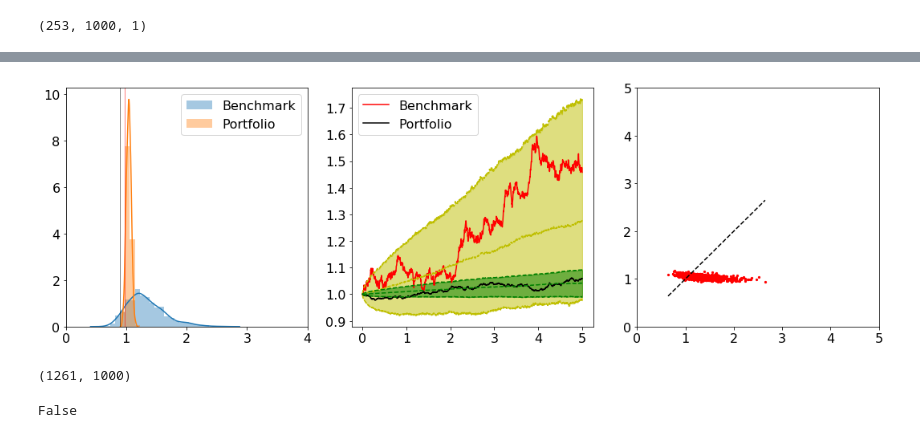
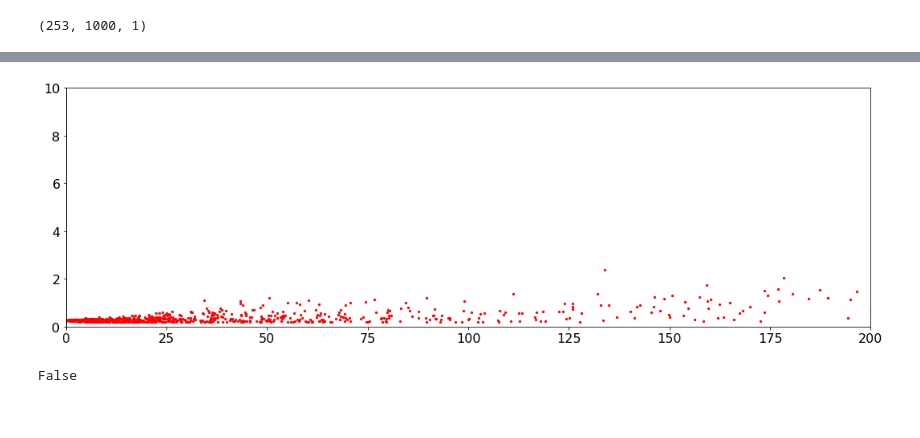
Before and after one commit to tatsath/PortfolioOptimization, a Jupyter notebook: DigitalOptionPrice.ipynb, the cells around one changed output, grey strips where cells are left out. Saved outputs shown, nothing was run; the diff lists cells and outputs as text; code cells hidden in the pictures.

```diff
--- a/DigitalOptionPrice.ipynb
+++ b/DigitalOptionPrice.ipynb
@@ -290,42 +243,19 @@ def SimRM(net, Ndt, T, Nsims, params, device):
 # %%
 # plot histogram of portfolio, sample path, and show dependence of X^\pi on X^\delta
-def PlotHists(X, Y, t, X_path, Y_path):
+def PlotHists_Hedge(S_Maturity, Hedge_Maturity,t):
 
-    Xcp = X.clone().cpu().detach().numpy()
-    Ycp = Y.clone().cpu().detach().numpy()
+    Xcp = S_Maturity.clone().cpu().detach().numpy()
+    Ycp = Hedge_Maturity.clone().cpu().detach().numpy()
 
     plt.figure(figsize=(15,5))
 
-    plt.subplot(1,3,1)
-    bins = np.linspace(0,4,50)
-
-    sns.distplot(Xcp, hist=True, kde=True,  bins=bins, label='Benchmark')
-    sns.distplot(Ycp,  hist=True, kde=True, bins=bins, label='Portfolio')
-
-    plt.axvline(np.quantile(Xcp, 0.05),color='k',linewidth=0.5)
-    plt.axvline(np.quantile(Ycp, 0.05),color='r',linewidth=0.5)
-
-    plt.legend()
-    plt.xlim(0,4)
-
-
-    plt.subplot(1,3,2)
-    plt.fill_between(t, np.quantile(X_path,0.1,axis=1).T, np.quantile(X_path,0.9,axis=1).T, color='y', alpha=0.5)
-    plt.fill_between(t, np.quantile(Y_path,0.1,axis=1).T, np.quantile(Y_path,0.9,axis=1).T, color='g', alpha=0.5)
-    plt.plot(t,X_path[:,0], label='Benchmark', color='r')
-    plt.plot(t,np.quantile(X_path,[0.1,0.5,0.9],axis=1).T, '--y')
-    plt.plot(t,Y_path[:,0], label='Portfolio', color='k')
-    plt.plot(t,np.quantile(Y_path,[0.1,0.5,0.9],axis=1).T, '--g')
-
-    plt.legend()
-
-
-    plt.subplot(1,3,3)
-    xs = [min(Xcp), max(Xcp)]
-    plt.plot(xs,xs,'--k' )
+    plt.subplot(1,1,1)
+    #bins = np.linspace(0,4,50)
+    # xs = [min(Xcp), max(Xcp)]
+    # plt.plot(xs,xs,'--k' )
     plt.scatter(Xcp,Ycp, marker='o',color='r', s=5)
-    plt.xlim(0,5)
-    plt.ylim(0,5)
+    plt.xlim(0,200)
+    plt.ylim(0,10)
 
     plt.rcParams.update({'font.size': 16})
     plt.rc('axes', labelsize=22)
@@ -342,17 +272,12 @@ else:
     device = torch.device('cpu')
 
 net = MyNet(50, len(params["S0"])).to(device)
-
-wt, RiskMeasure, wass_dist, PortfolioVal_T, BenchmarkVal_T, \
-    t, BenchmarkVal_path, PortfolioVal_path = SimRM(net, Ndt=252*5, T=5, Nsims=1000, params=params, device=device)
-
-PlotHists(BenchmarkVal_T, PortfolioVal_T, t, BenchmarkVal_path, PortfolioVal_path)
-# %% [output]
-[figure, removed]
-# %%
-PortfolioVal_path.shape
-# %% [output]
-(1261, 1000)
+# %%
+Hedge_Maturity, S_Maturity, PnL_T, RiskMeasure, t = SimRM(net, Ndt=252, T=5, Nsims=1000, params=params, device=device)
+
+PlotHists_Hedge(S_Maturity, Hedge_Maturity,t)
+# %% [output]
+[figure, added]
 # %%
 torch.cuda.is_available()
 # %% [output]
```
Also changed, not shown: parts of 29 cells of this notebook.
